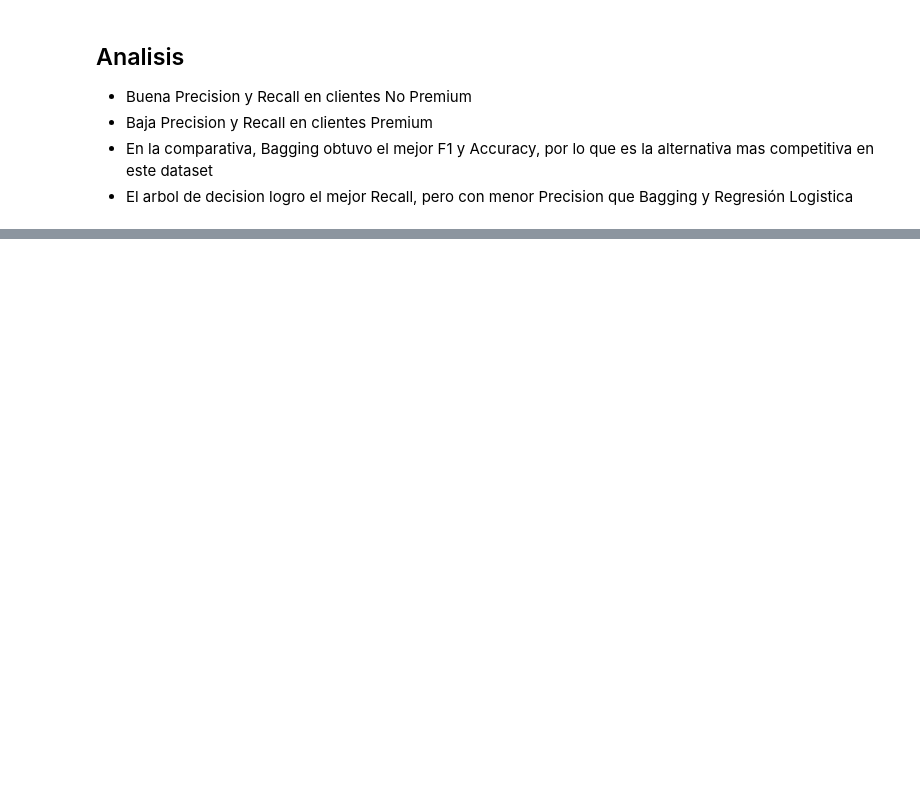
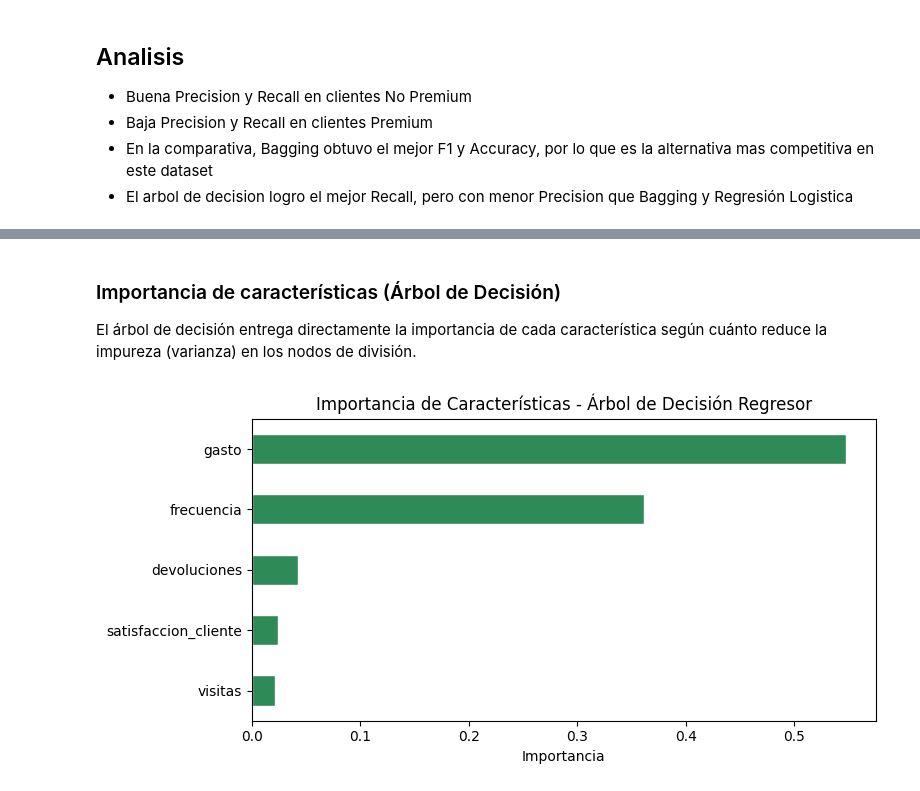
Before and after one commit to Tolally/info257-aprendizaje-de-maquinas-algoritmos-no-supervisados, a Jupyter notebook: Supervisado_Grupo16.ipynb, the cells around one changed output, grey strips where cells are left out. Cells and saved outputs as stored; diff of their text form; code cells hidden in the pictures; blank space fills up the shorter version.

```diff
--- a/Supervisado_Grupo16.ipynb
+++ b/Supervisado_Grupo16.ipynb
@@ -454,0 +710,16 @@ comparativa
+# %% [markdown]
+### Importancia de características (Árbol de Decisión)
+
+El árbol de decisión entrega directamente la importancia de cada característica según cuánto reduce la impureza (varianza) en los nodos de división.
+# %%
+# Importancia de características del árbol regresor
+importancias = pd.Series(tree_reg_model.feature_importances_, index=X_reg.columns).sort_values(ascending=True)
+
+plt.figure(figsize=(8, 4))
+importancias.plot(kind='barh', color='seagreen', edgecolor='white')
+plt.xlabel('Importancia')
+plt.title('Importancia de Características - Árbol de Decisión Regresor')
+plt.tight_layout()
+plt.show()
+# %% [output]
+[figure, added]
```
Also changed, not shown: parts of 25 cells of this notebook.
